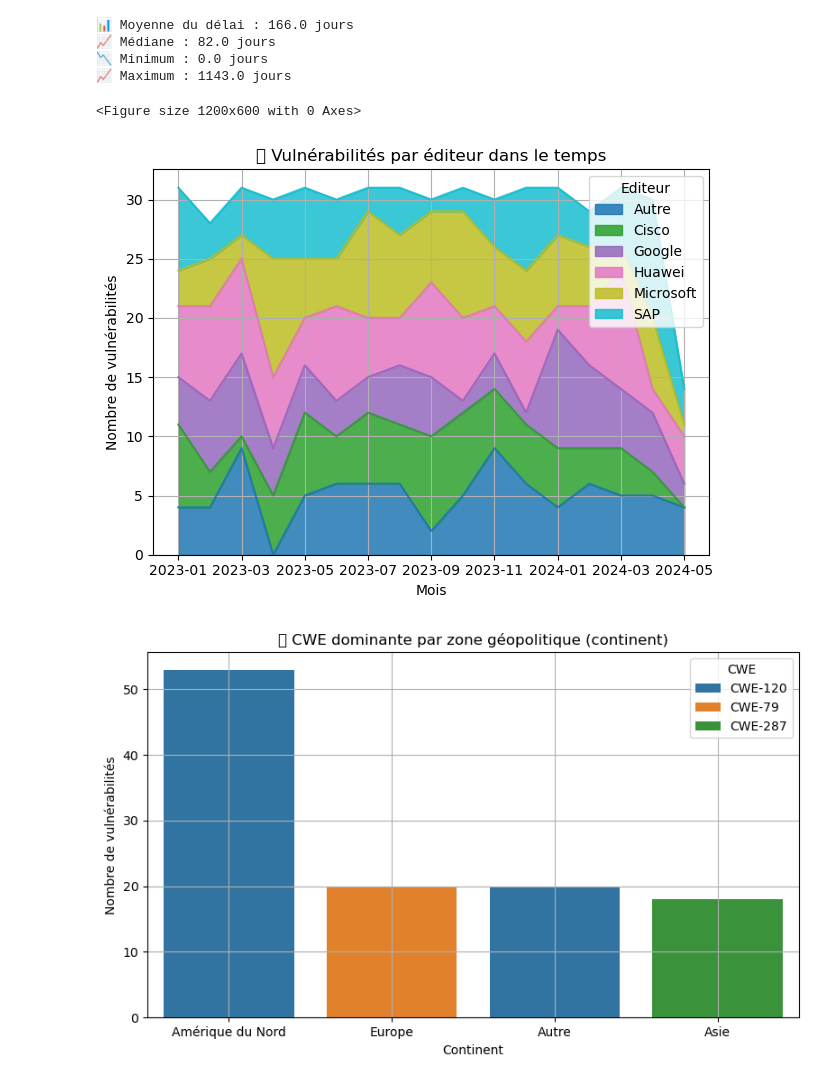
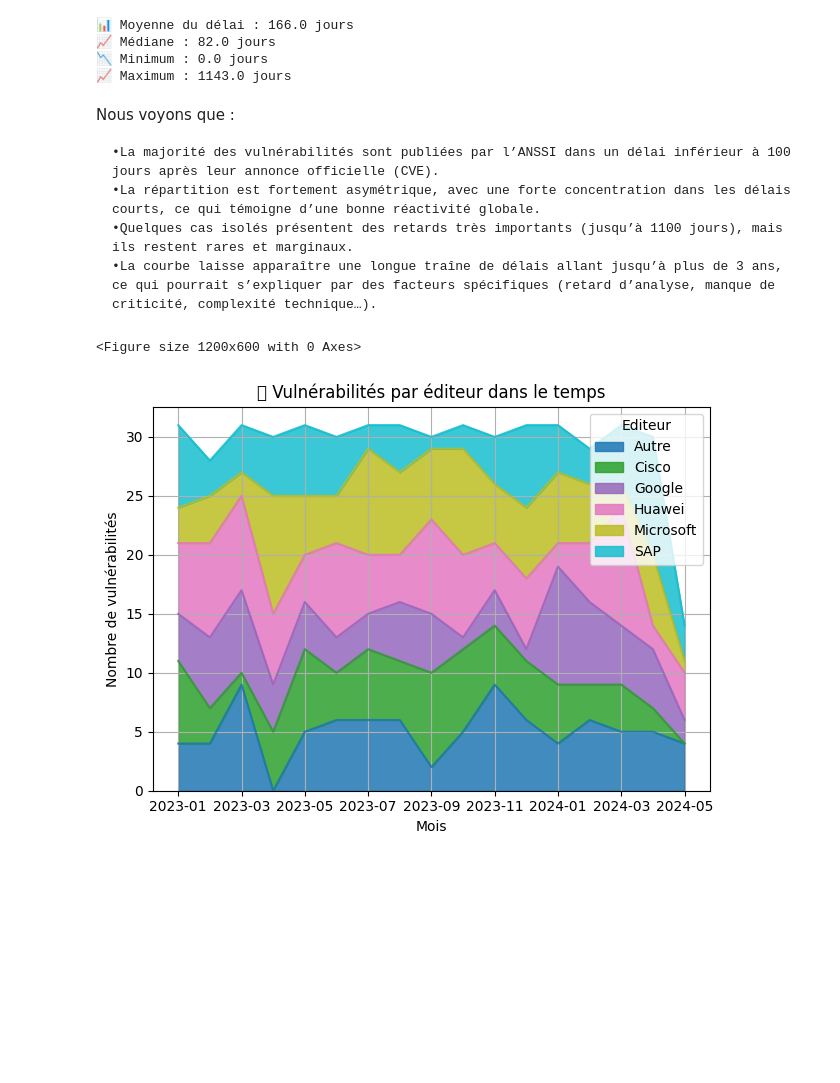
Before and after one commit to charlottines/TD-ANSSI, a Jupyter notebook: data-analysis.ipynb, the cells around one changed output. Drawn from its saved outputs; the diff is of its cells as text; code cells hidden in the pictures; blank space fills up the shorter version.

Commit message:
visualisation delai

```diff
--- a/data-analysis.ipynb
+++ b/data-analysis.ipynb
@@ -526,53 +532,40 @@ print("📈 Maximum :", sample["Delai_jours"].max(), "jours")
 📈 Médiane : 82.0 jours
 📉 Minimum : 0.0 jours
 📈 Maximum : 1143.0 jours
+# %% [markdown]
+Nous voyons que :
+
+	•La majorité des vulnérabilités sont publiées par l’ANSSI dans un délai inférieur à 100 jours après leur annonce officielle (CVE).
+	•La répartition est fortement asymétrique, avec une forte concentration dans les délais courts, ce qui témoigne d’une bonne réactivité globale.
+	•Quelques cas isolés présentent des retards très importants (jusqu’à 1100 jours), mais ils restent rares et marginaux.
+	•La courbe laisse apparaître une longue traîne de délais allant jusqu’à plus de 3 ans, ce qui pourrait s’expliquer par des facteurs spécifiques (retard d’analyse, manque de criticité, complexité technique…).
 # %%
+import pandas as pd
+import numpy as np
+import matplotlib.pyplot as plt
+
+
 # Données fictives réalistes
 np.random.seed(42)
 n = 500
 df = pd.DataFrame({
     "Date_publication": pd.date_range("2023-01-01", periods=n, freq="D"),
     "Editeur": np.random.choice(["Microsoft", "Google", "Cisco", "Huawei", "SAP", "Autre"], size=n),
     "CWE": np.random.choice(["CWE-79", "CWE-89", "CWE-287", "CWE-20", "CWE-120", "Non classé"], size=n)
 })
 
 # 🧱 Stacked Timeline
 df["Mois"] = df["Date_publication"].dt.to_period("M").astype(str)
 timeline = df.groupby(["Mois", "Editeur"]).size().unstack(fill_value=0)
 
 plt.figure(figsize=(12,6))
 timeline.plot(kind="area", stacked=True, colormap="tab10", alpha=0.85)
 plt.title("🧱 Vulnérabilités par éditeur dans le temps")
 plt.ylabel("Nombre de vulnérabilités")
 plt.xlabel("Mois")
 plt.grid(True)
 plt.tight_layout()
 plt.show()
-
-# 📍 Mapping éditeur → continent
-editeur_continent = {
-    "Microsoft": "Amérique du Nord",
-    "Google": "Amérique du Nord",
-    "Cisco": "Amérique du Nord",
-    "Huawei": "Asie",
-    "SAP": "Europe",
-    "Autre": "Autre"
-}
-df["Continent"] = df["Editeur"].map(editeur_continent)
-
-# CWE dominante par continent
-cwe_counts = df.groupby(["Continent", "CWE"]).size().reset_index(name="count")
-top_cwe_by_continent = cwe_counts.sort_values("count", ascending=False).drop_duplicates("Continent")
-
-plt.figure(figsize=(8,5))
-sns.barplot(data=top_cwe_by_continent, x="Continent", y="count", hue="CWE")
-plt.title("📍 CWE dominante par zone géopolitique (continent)")
-plt.ylabel("Nombre de vulnérabilités")
-plt.xlabel("Continent")
-plt.grid(True)
-plt.tight_layout()
-plt.show()
 # %% [output]
 <Figure size 1200x600 with 0 Axes>
-[figure, old version]
+[figure, new version]
-[figure, removed]
```
Also changed, not shown: parts of 2 cells of this notebook.
